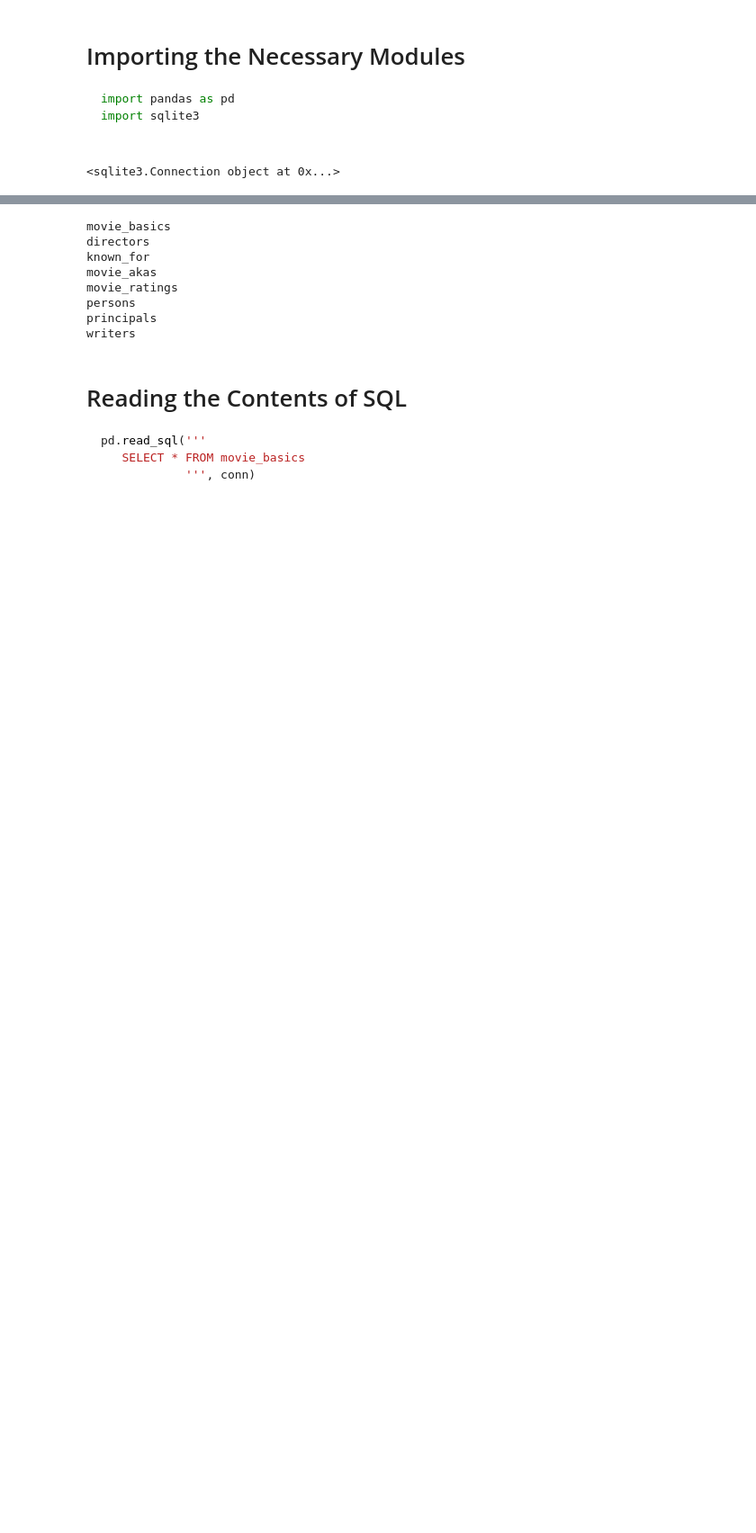
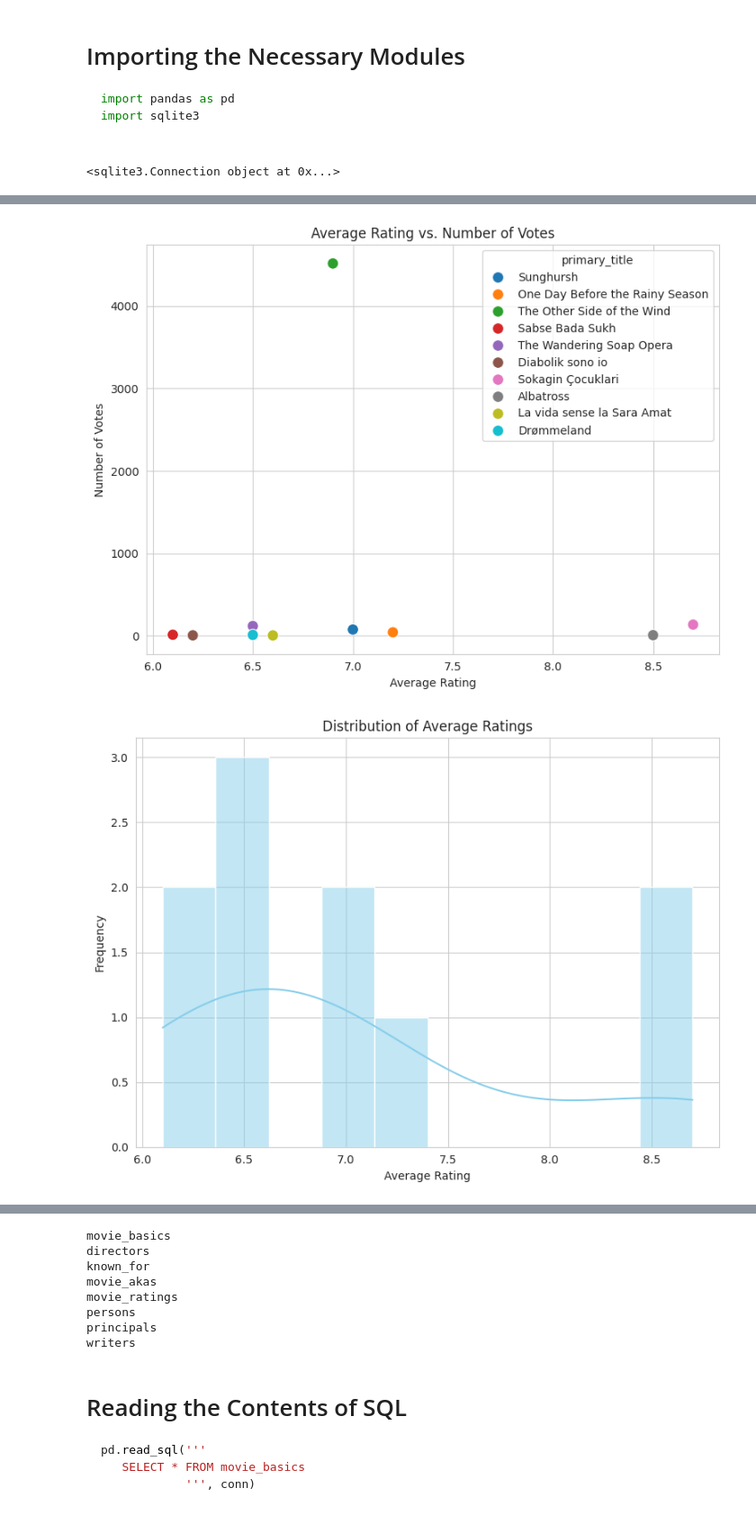
Before and after one commit to Allan-Kipkemei/DSC-PHASE-01, a Jupyter notebook: student.ipynb, the cells around one changed output, grey strips where cells are left out. Shown at 90% size. Cells and saved outputs as stored; diff of their text form; code cells hidden in the pictures; blank space fills up the shorter version.

```diff
--- a/student.ipynb
+++ b/student.ipynb
@@ -50,0 +109,29 @@ print(conn)
+# %%
+plt.figure(figsize=(8, 6))
+sns.scatterplot(data=df, x='averagerating', y='numvotes', hue='primary_title', s=100)
+plt.title('Average Rating vs. Number of Votes')
+plt.xlabel('Average Rating')
+plt.ylabel('Number of Votes')
+plt.tight_layout()
+plt.show()
+
+# Histogram of Average Ratings
+plt.figure(figsize=(8, 6))
+sns.histplot(df['averagerating'], bins=10, kde=True, color='skyblue')
+plt.title('Distribution of Average Ratings')
+plt.xlabel('Average Rating')
+plt.ylabel('Frequency')
+plt.tight_layout()
+plt.show()
+
+# Histogram of Number of Votes
+plt.figure(figsize=(8, 6))
+sns.histplot(df['numvotes'], bins=10, kde=True, color='salmon')
+plt.title('Distribution of Number of Votes')
+plt.xlabel('Number of Votes')
+plt.ylabel('Frequency')
+plt.tight_layout()
+plt.show()
+# %% [output]
+[figure, added]
+[figure, added]
```
Also changed, not shown: parts of 10 cells of this notebook.
